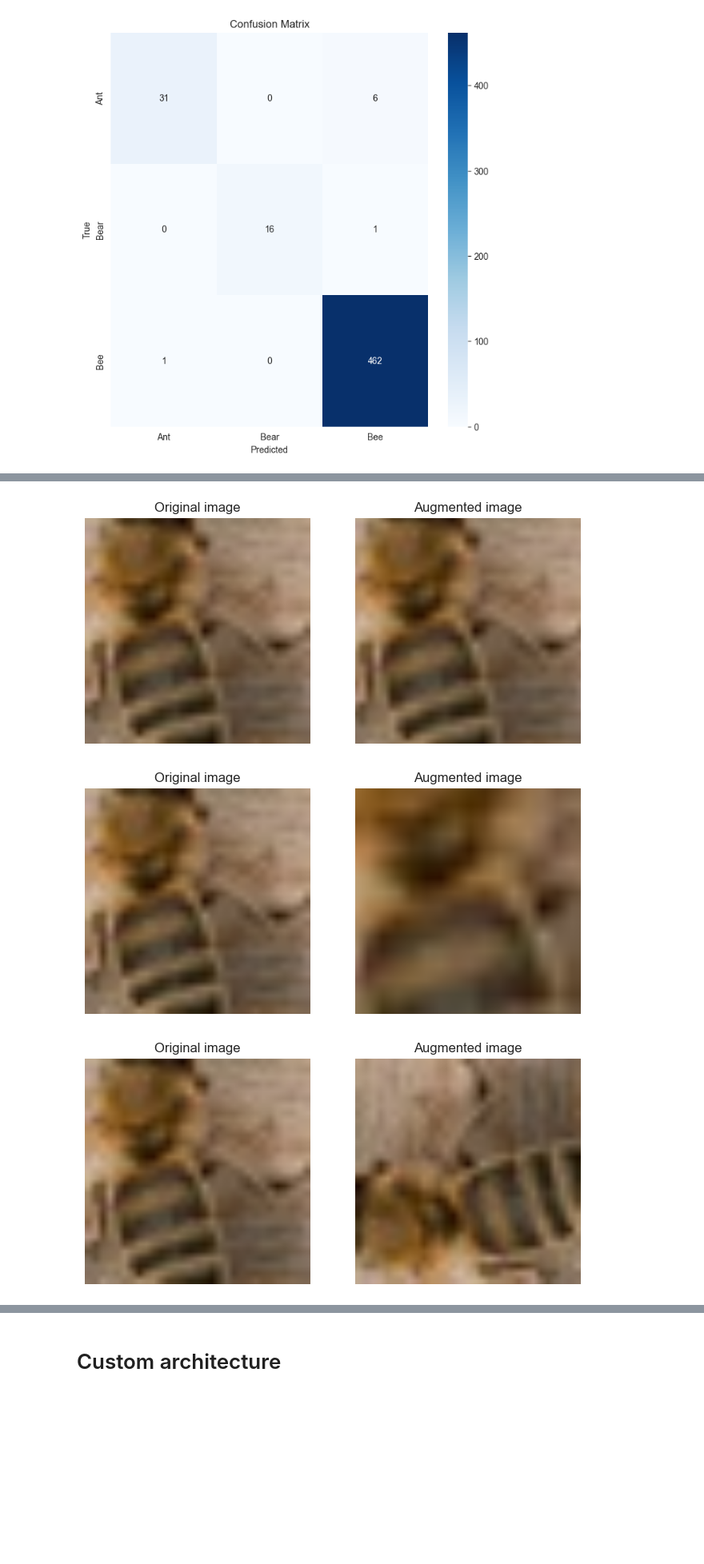
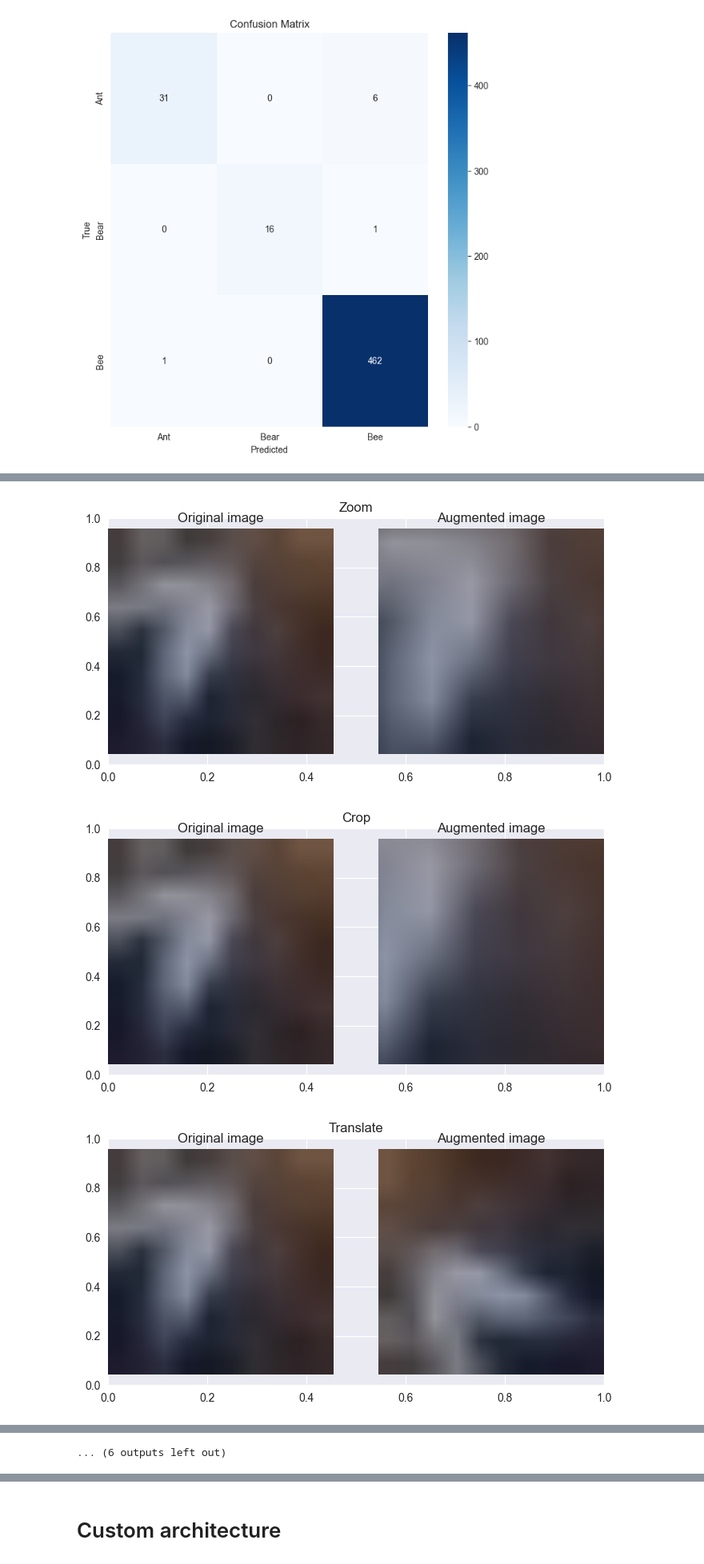
Before and after one commit to Herzigc/computer_vision, a Jupyter notebook: train.ipynb, the cells around one changed output, grey strips where cells are left out. Shown at 80% size. Cells and saved outputs as stored; diff of their text form; code cells hidden in the pictures; blank space fills up the shorter version.

Commit message:
add balanced augmentation to all models

```diff
--- a/train.ipynb
+++ b/train.ipynb
@@ -364,16 +374,46 @@ def translate_img(image):
+# %%
+# add saturation
+def saturation_img(image):
+    # rand = random.uniform(-3, 3) fixed or random saturation factor
+    return tf.image.adjust_saturation(image, saturation_factor=3) # saturation times 3
+# %%
+# invert image colors
+def invert_img(image):
+    return 255-image
+# %%
+# flip img left/right
+def flip_lr_img(image):
+    return tf.image.flip_left_right(image)
+# %%
+# flip img up/down
+def flip_ud_img(image):
+    return tf.image.flip_up_down(image)
 # %%
+# show augmentation on sample images
 img_data = train_ds.unbatch()
 
-for img, label in img_data.take(3):
+for img, label in img_data.take(2):
     image = img
     aug_zoom = zoom_img(image)
     aug_crop = crop_img(image)
     aug_translate = translate_img(image)
+    aug_contrast = contrast_img(image)
+    aug_hue = change_hue_img(image)
+    aug_sat = saturation_img(image)
+    aug_invert = invert_img(image)
+    aug_lr = flip_lr_img(image)
+    aug_ud = flip_ud_img(image)
 
-    visualize(img, aug_zoom)
-    visualize(img, aug_crop)
-    visualize(img, aug_translate)
+    visualize(img, aug_zoom, "Zoom")
+    visualize(img, aug_crop, "Crop")
+    visualize(img, aug_translate, "Translate")
+    visualize(img, aug_contrast, "Contrast")
+    visualize(img, aug_hue, "Hue")
+    visualize(img, aug_sat, "Saturation")
+    visualize(img, aug_invert, "Invert")
+    visualize(img, aug_lr, "Flip Left/Right")
+    visualize(img, aug_ud, "Flip Up/Down")
 # %% [output]
-[figure, old version]
+[figure, new version]
-[figure, old version]
+[figure, new version]
-[figure, old version]
+[figure, new version]
@@ -385,0 +429 @@ for img, label in img_data.take(3):
+... (6 outputs left out)
```
Also changed, not shown: parts of 40 cells of this notebook.
